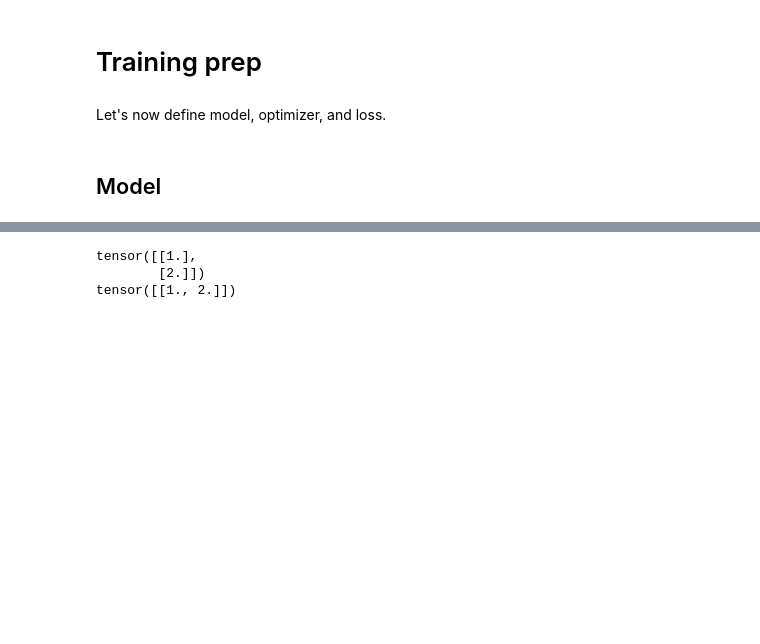
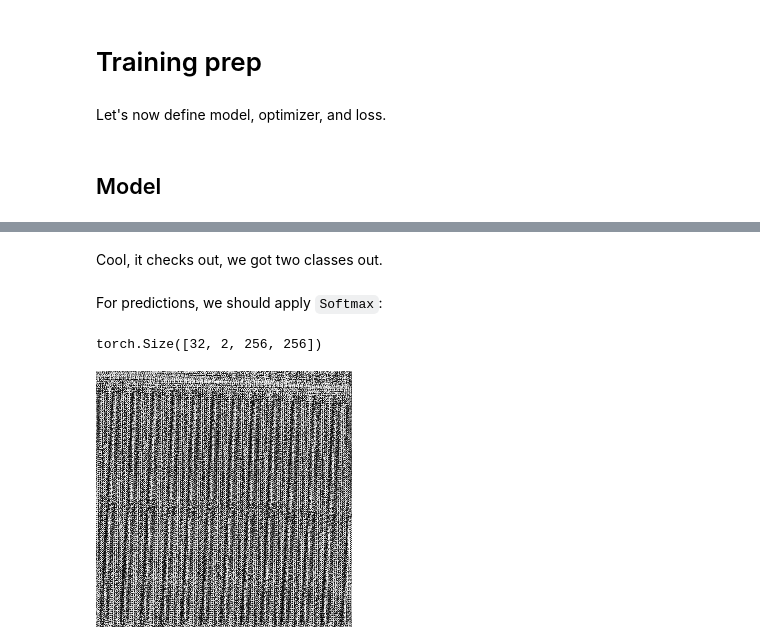
Before and after one commit to nesaboz/solar, a Jupyter notebook: pycode/main.ipynb, the cells around one changed output, grey strips where cells are left out. Drawn from its saved outputs; the diff is of its cells as text; code cells hidden in the pictures; blank space fills up the shorter version.

```diff
--- a/pycode/main.ipynb
+++ b/pycode/main.ipynb
@@ -213,4 +192,6 @@ list(segnet.named_parameters())
 # %%
+segnet = Segnet(n_channels=3, n_classes=2)
 x, y = next(iter(train_loader))
-x
+yhat = segnet(x)
+yhat.shape
 # %% [output]
@@ -269,11 +198,0 @@ print(c)
-# %%
-a = torch.Tensor([1])
-b = torch.Tensor([2])
-c = torch.stack([a,b], dim=0)
-d = torch.stack([a,b], dim=1)
-print(c)
-print(d)
-# %% [output]
-tensor([[1.],
-        [2.]])
-tensor([[1., 2.]])
@@ -328,0 +199,13 @@ class UNet(nn.Module):
+# %% [markdown]
+Cool, it checks out, we got two classes out.
+# %% [markdown]
+For predictions, we should apply `Softmax`:
+# %%
+predictions = nn.Softmax(dim=1)(yhat)
+predictions.shape
+# %% [output]
+torch.Size([32, 2, 256, 256])
+# %%
+ToPILImage()(predictions[0, 0, :, :])
+# %% [output]
+[figure, added]
```
Also changed, not shown: parts of 14 cells of this notebook, 1 other file.
